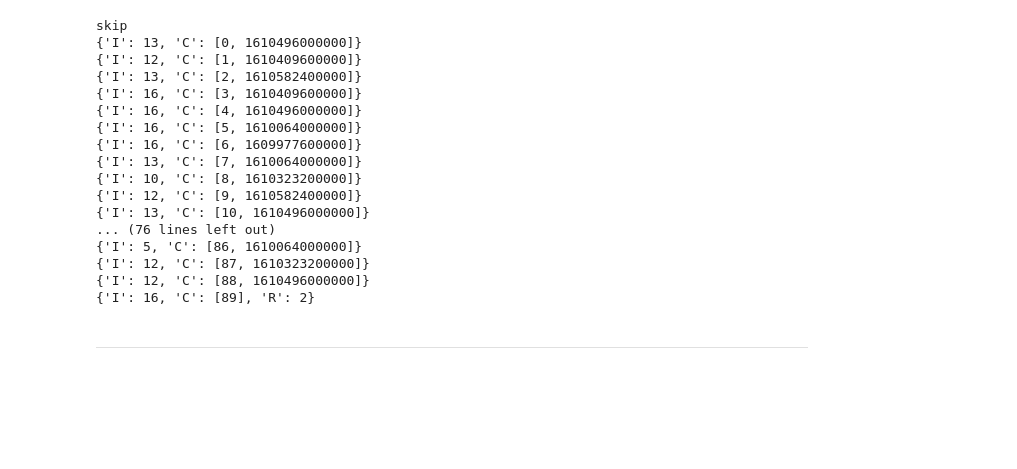
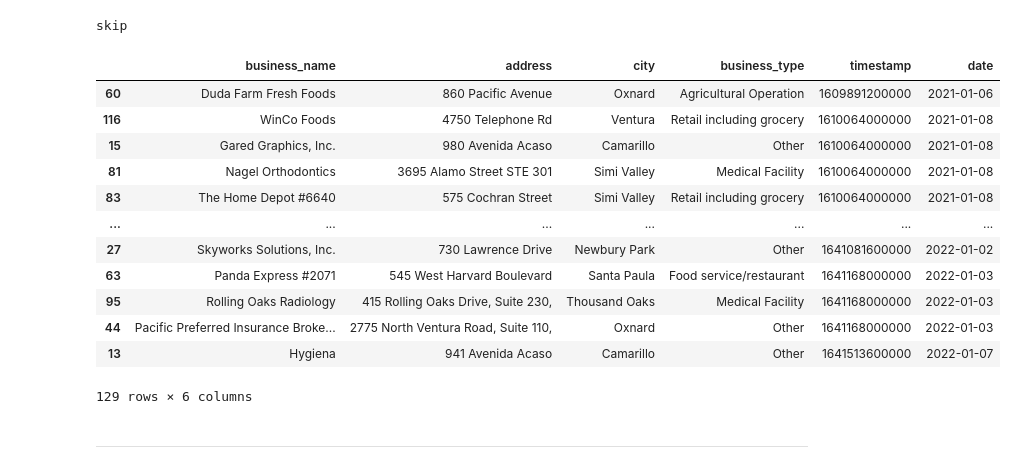
Before and after one commit to seangreene/ventura-county-coronavirus-outbreaks-businesses, a Jupyter notebook: notebooks/scrape_businesses.ipynb, the cells around one changed output. Saved outputs shown, nothing was run; the diff lists cells and outputs as text; code cells hidden in the pictures; blank space fills up the shorter version.

```diff
--- a/notebooks/scrape_businesses.ipynb
+++ b/notebooks/scrape_businesses.ipynb
@@ -41,5 +46,5 @@ body='{"version":"1.0.0","queries":[{"Query":{"Commands":[{"SemanticQueryDataSha
 # %%
-json_data = json.loads(body)
+json_data = json.loads(body_clean)
 # %%
 response = requests.post(
     url,
@@ -104,43 +174,19 @@ for row in rows:
 
     for cell in cells:
         cell_keys = cell.keys()
-
         if "S" not in cell_keys:
-            name = cell['C'][0]
-            print(cell)
+            name = cell['C'][1]
             if "R" not in cell:
-                timestamp = cell['C'][1]
+                timestamp = cell['C'][0]
             try:
                 business_type = cell['I']
             except:
                 business_type = 0
         else:
+            name=0
+            business_type = 0
             print("skip")
-        locations.append(
-            (
-                name,
-                business_type,
-                address,
-                city,
-                timestamp,
-            )
-        )
+        locations.append([name,address, city, business_type,timestamp])
 # %% [output]
 skip
-{'I': 13, 'C': [0, 1610496000000]}
-{'I': 12, 'C': [1, 1610409600000]}
-{'I': 13, 'C': [2, 1610582400000]}
-{'I': 16, 'C': [3, 1610409600000]}
-{'I': 16, 'C': [4, 1610496000000]}
-{'I': 16, 'C': [5, 1610064000000]}
-{'I': 16, 'C': [6, 1609977600000]}
-{'I': 13, 'C': [7, 1610064000000]}
-{'I': 10, 'C': [8, 1610323200000]}
-{'I': 12, 'C': [9, 1610582400000]}
-{'I': 13, 'C': [10, 1610496000000]}
-... (76 lines left out)
-{'I': 5, 'C': [86, 1610064000000]}
-{'I': 12, 'C': [87, 1610323200000]}
-{'I': 12, 'C': [88, 1610496000000]}
-{'I': 16, 'C': [89], 'R': 2}
 # %%
@@ -153,6 +220,22 @@ df = pd.DataFrame(matched, columns=["business_name", "business_type","address","
 df = df.drop(df.index[0])
 # %%
 df['date'] = pd.to_datetime((df['timestamp']/1000), unit='s')
+# %%
+df.sort_values("date")
+# %% [output]
+|  | business_name | address | city | business_type | timestamp | date |
+| 60 | Duda Farm Fresh Foods | 860 Pacific Avenue | Oxnard | Agricultural Operation | 1609891200000 | 2021-01-06 |
+| 116 | WinCo Foods | 4750 Telephone Rd | Ventura | Retail including grocery | 1610064000000 | 2021-01-08 |
+| 15 | Gared Graphics, Inc. | 980 Avenida Acaso | Camarillo | Other | 1610064000000 | 2021-01-08 |
+| 81 | Nagel Orthodontics | 3695 Alamo Street STE 301 | Simi Valley | Medical Facility | 1610064000000 | 2021-01-08 |
+| 83 | The Home Depot #6640 | 575 Cochran Street | Simi Valley | Retail including grocery | 1610064000000 | 2021-01-08 |
+| ... | ... | ... | ... | ... | ... | ... |
+| 27 | Skyworks Solutions, Inc. | 730 Lawrence Drive | Newbury Park | Other | 1641081600000 | 2022-01-02 |
+| 63 | Panda Express #2071 | 545 West Harvard Boulevard | Santa Paula | Food service/restaurant | 1641168000000 | 2022-01-03 |
+| 95 | Rolling Oaks Radiology | 415 Rolling Oaks Drive, Suite 230, | Thousand Oaks | Medical Facility | 1641168000000 | 2022-01-03 |
+| 44 | Pacific Preferred Insurance Broke... | 2775 North Ventura Road, Suite 110, | Oxnard | Other | 1641168000000 | 2022-01-03 |
+| 13 | Hygiena | 941 Avenida Acaso | Camarillo | Other | 1641513600000 | 2022-01-07 |
+129 rows × 6 columns
 # %% [markdown]
 ---
 # %% [markdown]
```
Also changed, not shown: parts of 21 cells of this notebook, 2 other files.
